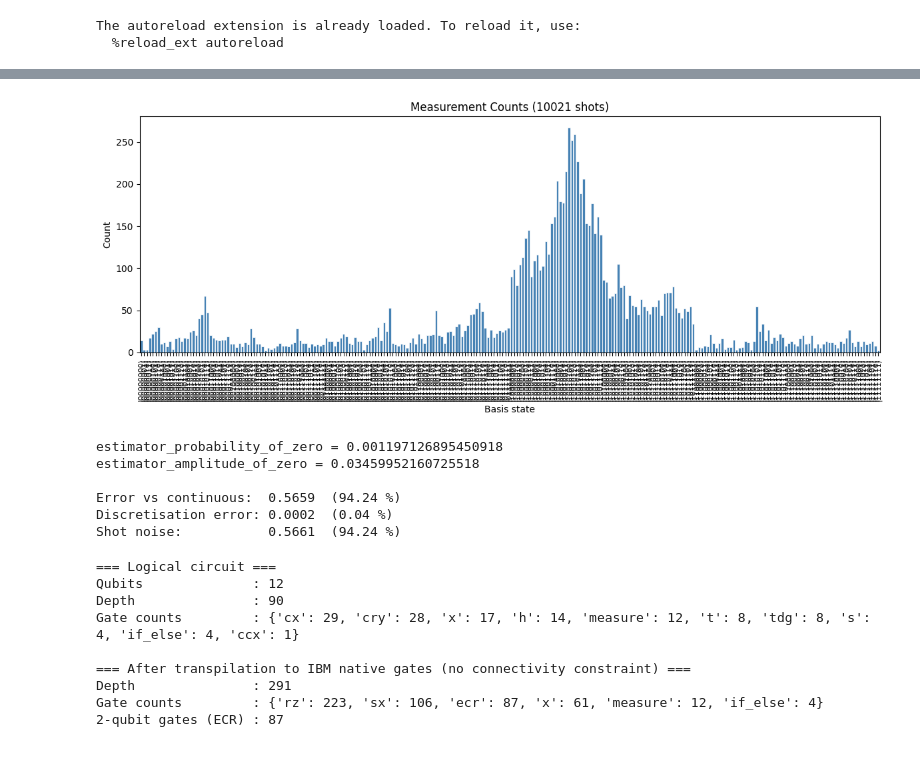
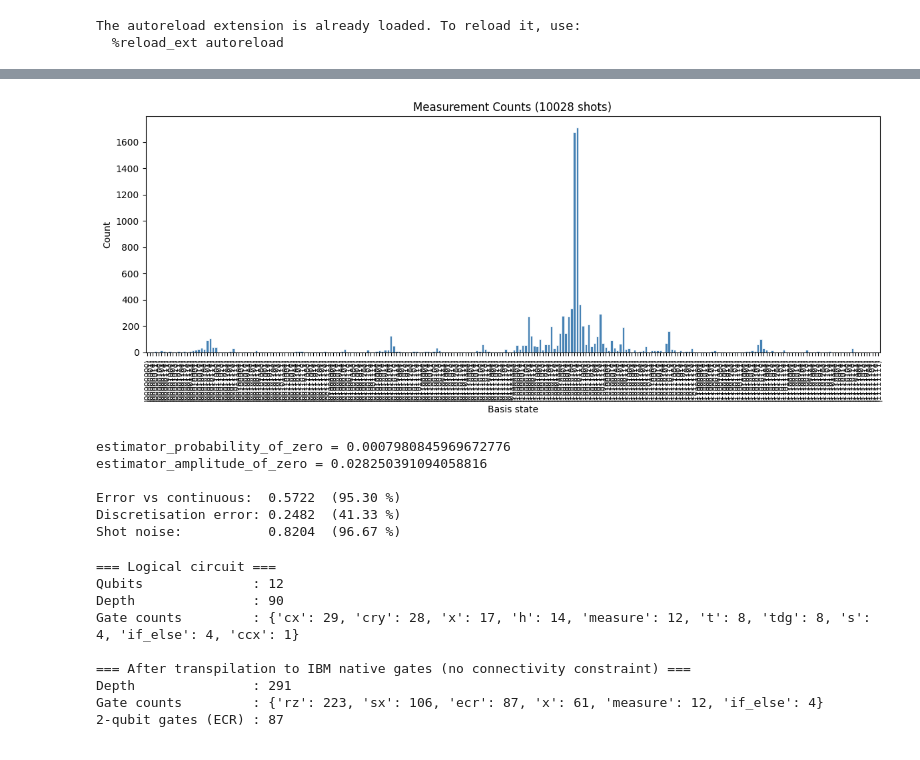
Before and after one commit to sorin-bolos/QuantumComputingResearch, a Jupyter notebook: STOsInMoleculeSymulations/STOs1D copy.ipynb, the cells around one changed output, grey strips where cells are left out. Saved outputs shown, nothing was run; the diff lists cells and outputs as text; code cells hidden in the pictures.

```diff
--- a/STOsInMoleculeSymulations/STOs1D copy.ipynb
+++ b/STOsInMoleculeSymulations/STOs1D copy.ipynb
@@ -162,24 +160,23 @@ Shot noise:           0.3948  (65.72 %)
 # %%
-qc = sto1s.get_sto_1s_1d_carthesian(n_qubits, a, max_range, center1+22)
+qc = sto1s.get_sto_1s_1d_carthesian(n_qubits, a, center1+22)
 counts = noisy_simlutation_executor.sample_measurement_counts(qc, n_qubits, shots=shots)
 fig = sample_interpreter.plot_sampled_measurements(counts)
 # %% [output]
-[figure, old version]
+[figure, new version]
 # %%
-estimator_probability_of_zero = noisy_estimator_executor.get_probability_of_zero(qc, n_qubits, shots=shots)
-estimator_amplitude_of_zero = np.sqrt(estimator_probability_of_zero)
+estimator_amplitude_of_zero, estimator_probability_of_zero = noisy_estimator_executor.get_amplitude_of_zero(qc, n_qubits, shots=shots)
 
 print(f"estimator_probability_of_zero = {estimator_probability_of_zero}")
 print(f"estimator_amplitude_of_zero = {estimator_amplitude_of_zero}")
 
 sample_interpreter.print_errors(0.600494, estimator_amplitude_of_zero, analitical_zero_amplitude)
 # %% [output]
-estimator_probability_of_zero = 0.001197126895450918
-estimator_amplitude_of_zero = 0.03459952160725518
+estimator_probability_of_zero = 0.0007980845969672776
+estimator_amplitude_of_zero = 0.028250391094058816
 
-Error vs continuous:  0.5659  (94.24 %)
-Discretisation error: 0.0002  (0.04 %)
-Shot noise:           0.5661  (94.24 %)
+Error vs continuous:  0.5722  (95.30 %)
+Discretisation error: 0.2482  (41.33 %)
+Shot noise:           0.8204  (96.67 %)
 # %%
 # ── Overlap circuit:  O₂† · O₁ · |0⟩ ────────────────────────────────────────
 # S = ⟨ψ₁|ψ₂⟩ = ⟨0|O₁†O₂|0⟩  ⟹  circuit = O₁† O₂ (or equivalently O₂† O₁)
```
Also changed, not shown: parts of 5 cells of this notebook, 7 other files.
